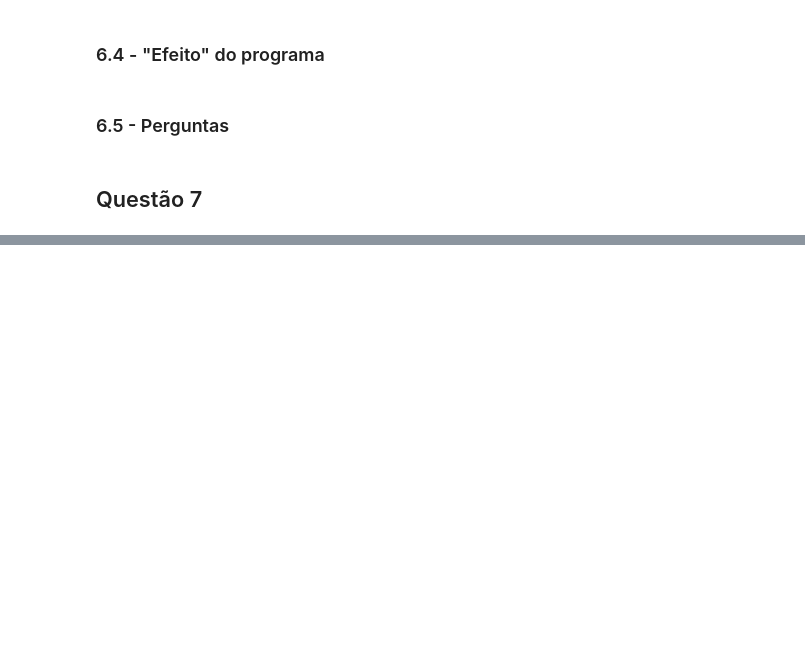
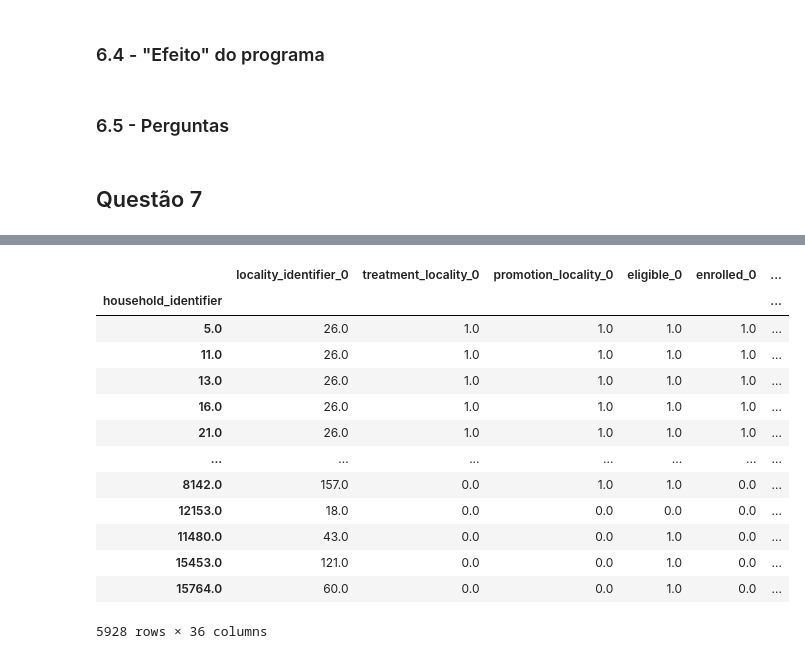
Before and after one commit to Pugianf/Big_Data_and_Public_Sector_II, a Jupyter notebook: Trabalho_Final_Big_Data_e_Setor_Público_II.ipynb, the cells around one changed output, grey strips where cells are left out. Cells and saved outputs as stored; diff of their text form; code cells hidden in the pictures; blank space fills up the shorter version.

```diff
--- a/Trabalho_Final_Big_Data_e_Setor_Público_II.ipynb
+++ b/Trabalho_Final_Big_Data_e_Setor_Público_II.ipynb
@@ -1170,0 +1374,22 @@ Notes:
+# %%
+# concatenando verticalmente os tratados com os pareados
+
+dfpParesTratados = pd.concat([dfpTratados, dfpPares], axis=0)
+
+# vendo o resultado
+dfpParesTratados
+# %% [output]
+|  | locality_identifier_0 | treatment_locality_0 | promotion_locality_0 | eligible_0 | enrolled_0 | ... |
+| household_identifier |  |  |  |  |  | ... |
+| 5.0 | 26.0 | 1.0 | 1.0 | 1.0 | 1.0 | ... |
+| 11.0 | 26.0 | 1.0 | 1.0 | 1.0 | 1.0 | ... |
+| 13.0 | 26.0 | 1.0 | 1.0 | 1.0 | 1.0 | ... |
+| 16.0 | 26.0 | 1.0 | 1.0 | 1.0 | 1.0 | ... |
+| 21.0 | 26.0 | 1.0 | 1.0 | 1.0 | 1.0 | ... |
+| ... | ... | ... | ... | ... | ... | ... |
+| 8142.0 | 157.0 | 0.0 | 1.0 | 1.0 | 0.0 | ... |
+| 12153.0 | 18.0 | 0.0 | 0.0 | 0.0 | 0.0 | ... |
+| 11480.0 | 43.0 | 0.0 | 0.0 | 1.0 | 0.0 | ... |
+| 15453.0 | 121.0 | 0.0 | 0.0 | 1.0 | 0.0 | ... |
+| 15764.0 | 60.0 | 0.0 | 0.0 | 1.0 | 0.0 | ... |
+5928 rows × 36 columns
```
Also changed, not shown: parts of 28 cells of this notebook.
